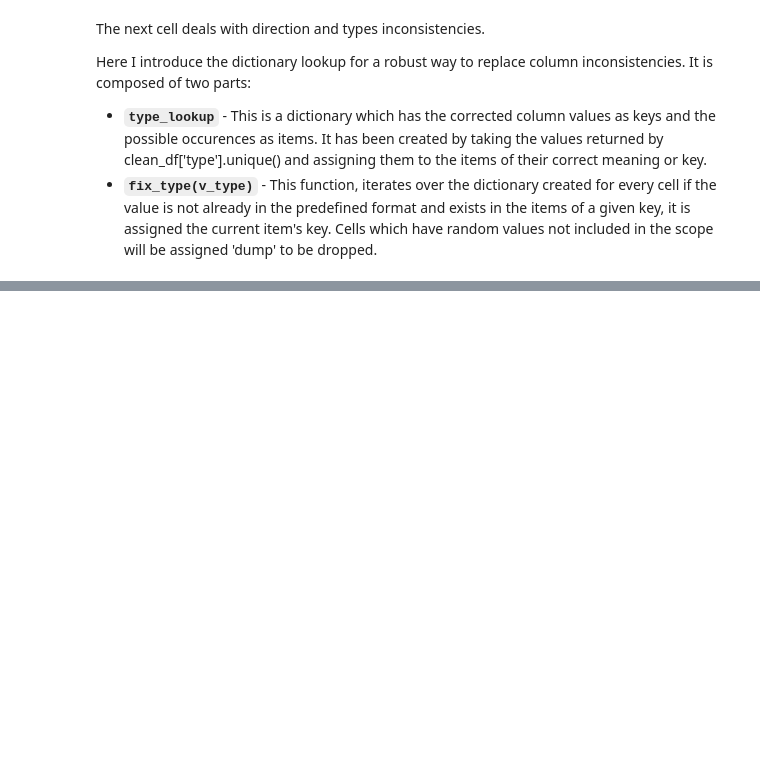
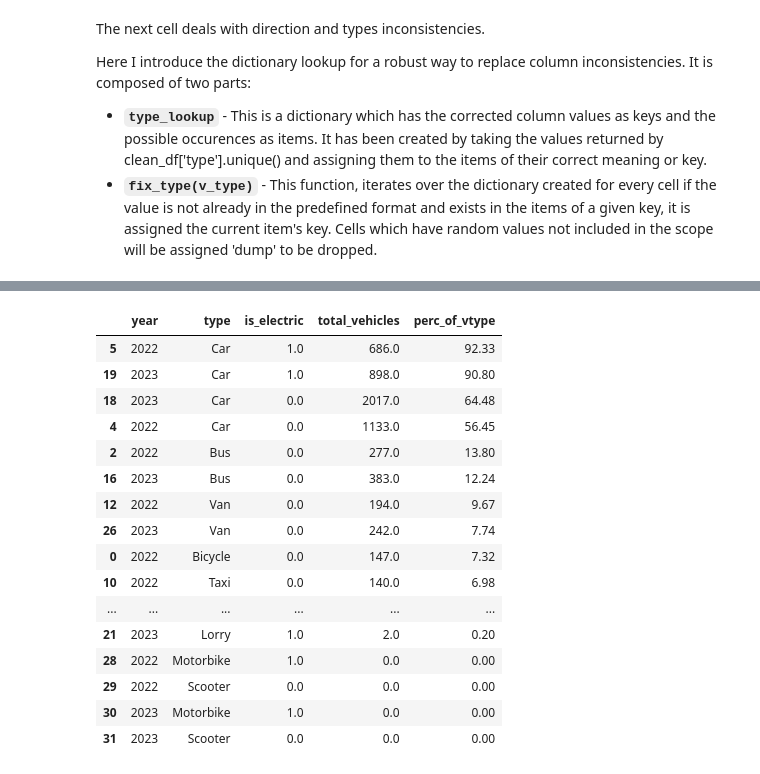
Before and after one commit to hovjr/Coding-projects, a Jupyter notebook: Data Wrangling/wrangling.ipynb, the cells around one changed output, grey strips where cells are left out. Cells and saved outputs as stored; diff of their text form; code cells hidden in the pictures; blank space fills up the shorter version.

```diff
--- a/Data Wrangling/wrangling.ipynb
+++ b/Data Wrangling/wrangling.ipynb
@@ -583,39 +630,40 @@ Non-duplicate entries:  9494
 # %%
+# The applicable sample dfs in our case are those where the is_electric column is not NAN
+applicable_sample = group_intervals_df[(~group_intervals_df['is_electric'].isna())]
+
+# Grouping by year, type and is_electric to calculate totals and the percentage they represent in the yearly ev observations for each vehicle type
+vtypes_group_yr = applicable_sample.groupby(['year', 'type', 'is_electric'], as_index=False)['vehicle_count'].agg({'total_vehicles': 'sum'})
+vtypes_group_yr['perc_of_vtype'] = vtypes_group_yr['total_vehicles'] / vtypes_group_yr.groupby(['year', 'is_electric'])['total_vehicles'].transform('sum')
+vtypes_group_yr['perc_of_vtype'] = (vtypes_group_yr['perc_of_vtype'] * 100).round(2)
+
 # Creating a blank dataframe for all possible year and type combinations to cross join and add empty rows when there were no observations to avoid errors when plotting side by side bar charts
 cross_df = pd.DataFrame(columns=['year', 'type', 'is_electric'])
 for year in ['2022', '2023']:
     for type in complete_df['type'].unique():
         for elec in [0, 1]:
             cross_df = pd.concat([cross_df, pd.DataFrame({'year': [year], 'type': [type], 'is_electric': [elec]})], axis=0)
-
 cross_df = cross_df.reset_index(drop=True)
-
-# The applicable sample dfs in our case are those where the is_electric column is not NAN
-# Due to our previous aggregation is_electric became the amount of electric vehicles observed in a given interval.
-# It has been renamed to total electric and is_electric is recreated using the new column.
-no_clashing_df = group_intervals_df[(~group_intervals_df['is_electric'].isna())]
-no_clashing_df = no_clashing_df.rename(columns={'is_electric': 'total_electric'})
-no_clashing_df['is_electric'] = np.where(no_clashing_df['total_electric'] > 0, 1, 0)
-
-# Grouping by year, type and is_electric to calculate totals and the percentage they represent in the yearly ev observations for each vehicle type
-vtypes_group_yr = no_clashing_df.groupby(['year', 'type', 'is_electric'], as_index=False)['vehicle_count'].agg({'total_vehicles': 'sum'})
-vtypes_group_yr['perc_of_vtype'] = vtypes_group_yr['total_vehicles'] / vtypes_group_yr.groupby(['year', 'type'])['total_vehicles'].transform('sum')
-vtypes_group_yr['perc_of_vtype'] = (vtypes_group_yr['perc_of_vtype'] * 100).round(2)
-
-# Staging a dataframe to use in a later chart
-pie_df_stage = vtypes_group_yr.copy()
 
 # This step performs the 'cross' join to fill any cases where there were no EV observations for the given vehicle type and setting them to zero
 vtypes_group_yr = pd.merge(vtypes_group_yr, cross_df, how='outer')
 vtypes_group_yr = vtypes_group_yr.fillna(0)
 
-# Grouping by year and is_electric to get a general total of how many EV's were observed.
-is_electric_group_yr = no_clashing_df.groupby(['year', 'is_electric'], as_index=False)['vehicle_count'].agg({'total_vehicles': 'sum'})
-is_electric_group_yr['perc_of_vtype'] = is_electric_group_yr['total_vehicles'] / is_electric_group_yr.groupby('year')['total_vehicles'].transform('sum')
-is_electric_group_yr['perc_of_vtype'] = (is_electric_group_yr['perc_of_vtype'] * 100).round(2)
-
-vtypes_group_yr['perc_of_vtype'] = vtypes_group_yr['perc_of_vtype'].astype(int)
-vtypes_group_yr['total_vehicles'] = vtypes_group_yr['total_vehicles'].astype(int)
-
-# Rounding to the nearest full number. Standard practice for numbers of this scale
-is_electric_group_yr['total_vehicles'] = is_electric_group_yr['total_vehicles'].astype(int)
+vtypes_group_yr.sort_values('perc_of_vtype', ascending=False)
+# %% [output]
+|  | year | type | is_electric | total_vehicles | perc_of_vtype |
+| 5 | 2022 | Car | 1.0 | 686.0 | 92.33 |
+| 19 | 2023 | Car | 1.0 | 898.0 | 90.80 |
+| 18 | 2023 | Car | 0.0 | 2017.0 | 64.48 |
+| 4 | 2022 | Car | 0.0 | 1133.0 | 56.45 |
+| 2 | 2022 | Bus | 0.0 | 277.0 | 13.80 |
+| 16 | 2023 | Bus | 0.0 | 383.0 | 12.24 |
+| 12 | 2022 | Van | 0.0 | 194.0 | 9.67 |
+| 26 | 2023 | Van | 0.0 | 242.0 | 7.74 |
+| 0 | 2022 | Bicycle | 0.0 | 147.0 | 7.32 |
+| 10 | 2022 | Taxi | 0.0 | 140.0 | 6.98 |
+| ... | ... | ... | ... | ... | ... |
+| 21 | 2023 | Lorry | 1.0 | 2.0 | 0.20 |
+| 28 | 2022 | Motorbike | 1.0 | 0.0 | 0.00 |
+| 29 | 2022 | Scooter | 0.0 | 0.0 | 0.00 |
+| 30 | 2023 | Motorbike | 1.0 | 0.0 | 0.00 |
+| 31 | 2023 | Scooter | 0.0 | 0.0 | 0.00 |
```
Also changed, not shown: parts of 26 cells of this notebook, 10 other files.
